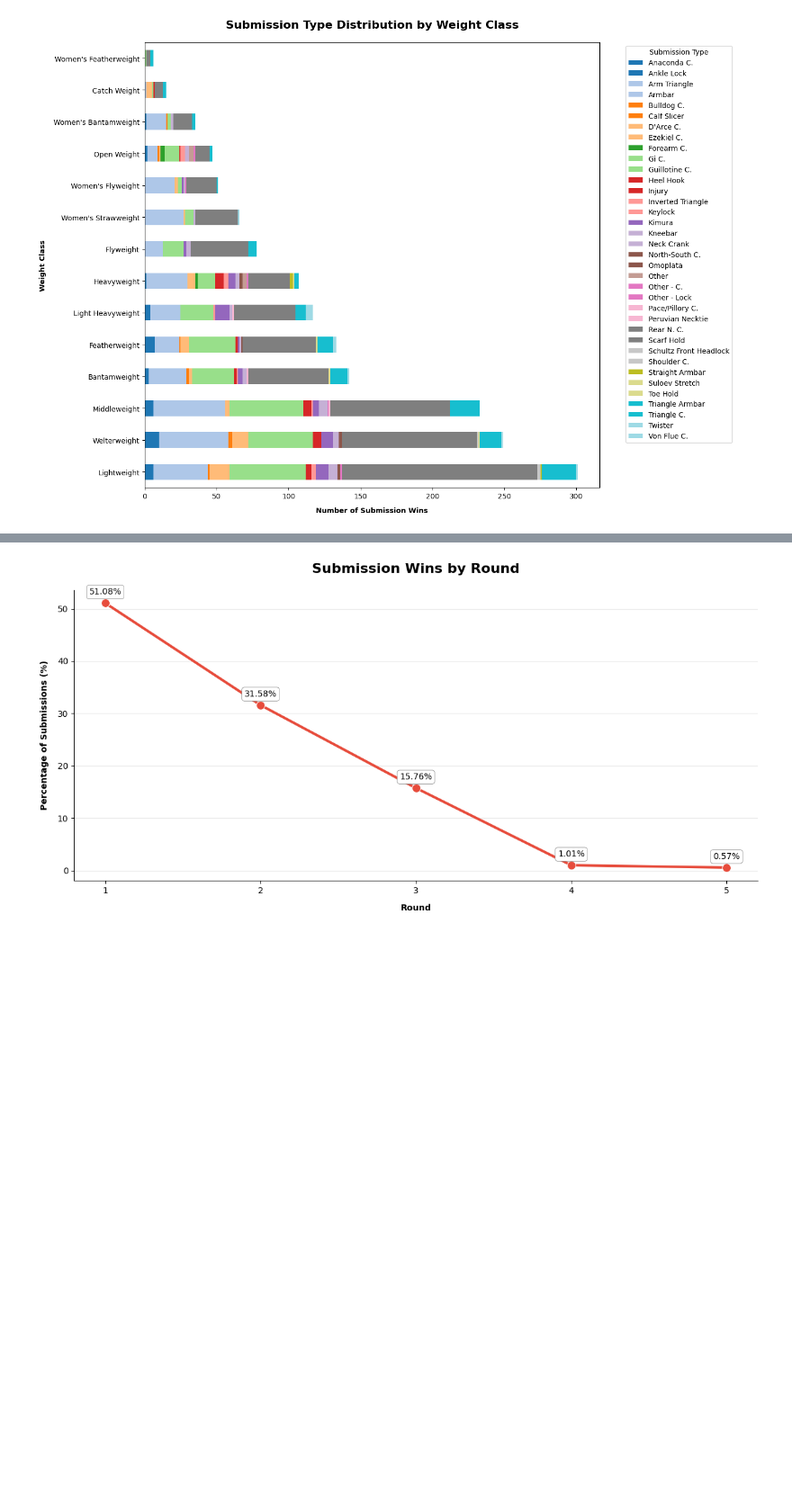
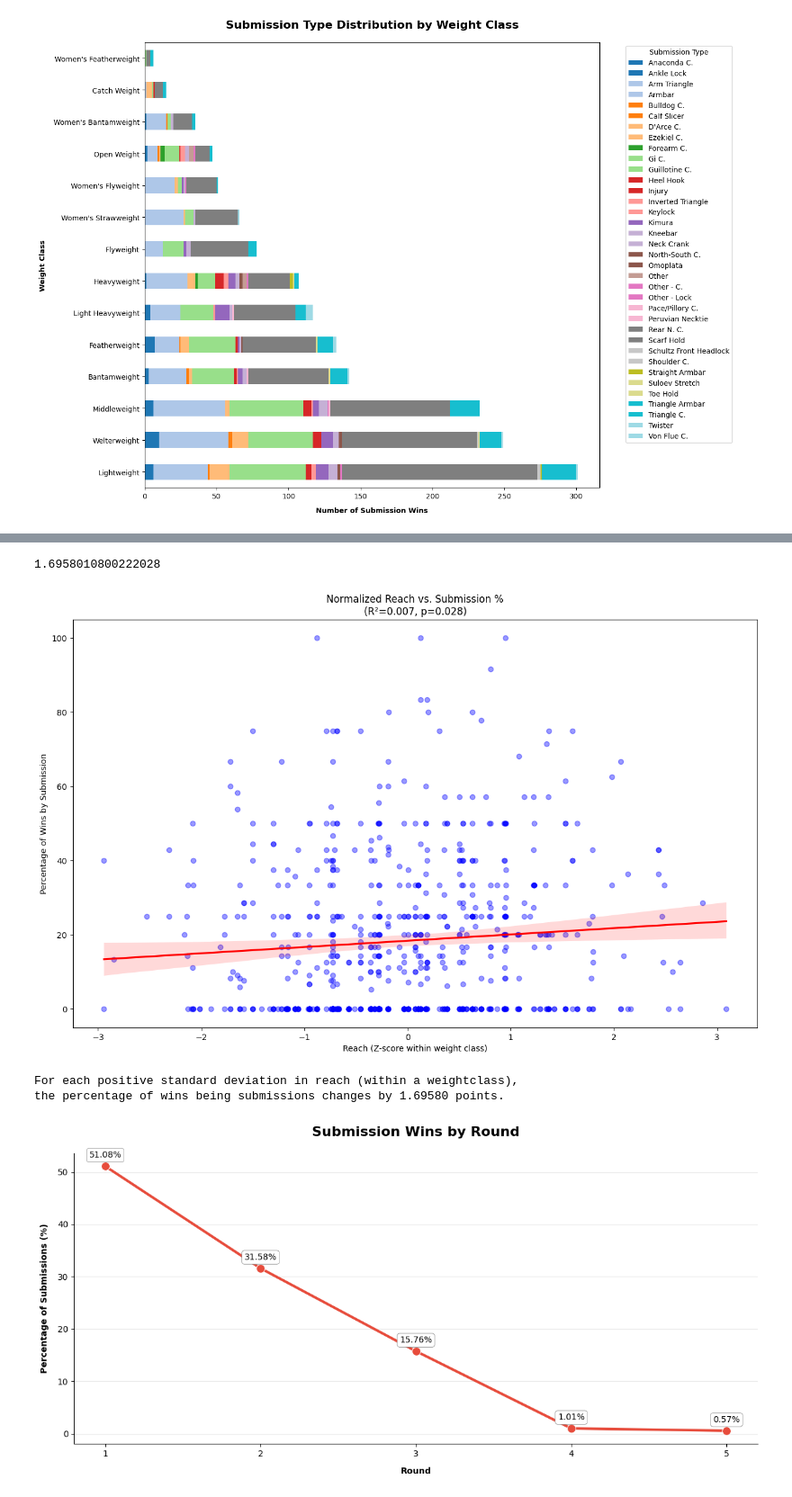
Before and after one commit to CadeMichael/TheUltimatePredictor, a Jupyter notebook: analysis/fights_visualizations.ipynb, the cells around one changed output, grey strips where cells are left out. Shown: that part at 90% size. Cells and saved outputs as stored; diff of their text form; code cells hidden in the pictures; blank space fills up the shorter version.

```diff
--- a/analysis/fights_visualizations.ipynb
+++ b/analysis/fights_visualizations.ipynb
@@ -89,3 +178,79 @@ plt.show()
+# %%
+# scatter plot of percent of a fighter's wins being by submission and fighters normalized reach for their weight class
+# - one thing that could skew this is that fighters can move between weight classes
+
+# all fights
+fights = df.copy()
+
+# remove fights without reach data
+fights = fights.dropna(subset=['f1_reach','f2_reach'])
+
+# add heights normalized by weightclass
+fights['f1_norm_reach'] = fights.groupby('weight_class')['f1_reach'].transform(
+    lambda x: (x - x.mean()) / x.std()
+)
+fights['f2_norm_reach'] = fights.groupby('weight_class')['f2_reach'].transform(
+    lambda x: (x - x.mean()) / x.std()
+)
+
+# all fighters
+all_fighters = pd.concat([fights['f1_name'], fights['f2_name']]).unique()
+
+# list to hold sub data
+submission_data = []
+
+for fighter in all_fighters:
+    # all wins
+    wins = fights[fights['winner'] == fighter]
+    total_wins = len(wins)
+
+    # filter for fighters with more than 3 wins
+    if total_wins > 3:
+        # submission wins
+        sub_wins = len(wins[wins['method'] == 'SUB'])
+        # percent of wins by submission
+        sub_percent = (sub_wins / total_wins) * 100
+        # height
+        fighter_reach = wins.iloc[0]['f1_reach'] if wins.iloc[0]['f1_name'] == fighter else wins.iloc[0]['f2_reach']
+        # height normalized by weightclass
+        fighter_norm_reach = wins.iloc[0]['f1_norm_reach'] if wins.iloc[0]['f1_name'] == fighter else wins.iloc[0]['f2_norm_reach']
+
+        # add data
+        submission_data.append({
+            'fighter': fighter,
+            'reach': fighter_reach,
+            'norm_reach' : fighter_norm_reach,
+            'sub_percent': sub_percent,
+            'total_wins': total_wins
+        })
+
+# convert to dataframe
+sub_df = pd.DataFrame(submission_data)
+
+# regression values
+slope, _, r_value, p_value, _ = stats.linregress(
+    sub_df['norm_reach'], sub_df['sub_percent']
+)
+print(slope)
+# plot for normalized reach
+plt.figure(figsize=(15, 9))
+plt.title(f"Normalized Reach vs. Submission %\n(R²={r_value**2:.3f}, p={p_value:.3f})")
+sns.regplot(
+    x='norm_reach',
+    y='sub_percent',
+    data=sub_df,
+    scatter_kws={'alpha':0.4, 'color':'blue'}, # scatter plot
+    line_kws={'color':'red'} #
+)
+plt.xlabel('Reach (Z-score within weight class)')
+plt.ylabel('Percentage of Wins by Submission')
+plt.show()
+print(f"For each positive standard deviation in reach (within a weightclass),\nthe percentage of wins being submissions changes by {slope:.5f} points.")
+# %% [output]
+1.6958010800222028
+[figure, added]
+For each positive standard deviation in reach (within a weightclass),
+the percentage of wins being submissions changes by 1.69580 points.
 # %%
 # line plot for which round contained a submission in fights won by submission
 plt.figure(figsize=(12, 6))
```
Also changed, not shown: parts of 4 cells of this notebook.
